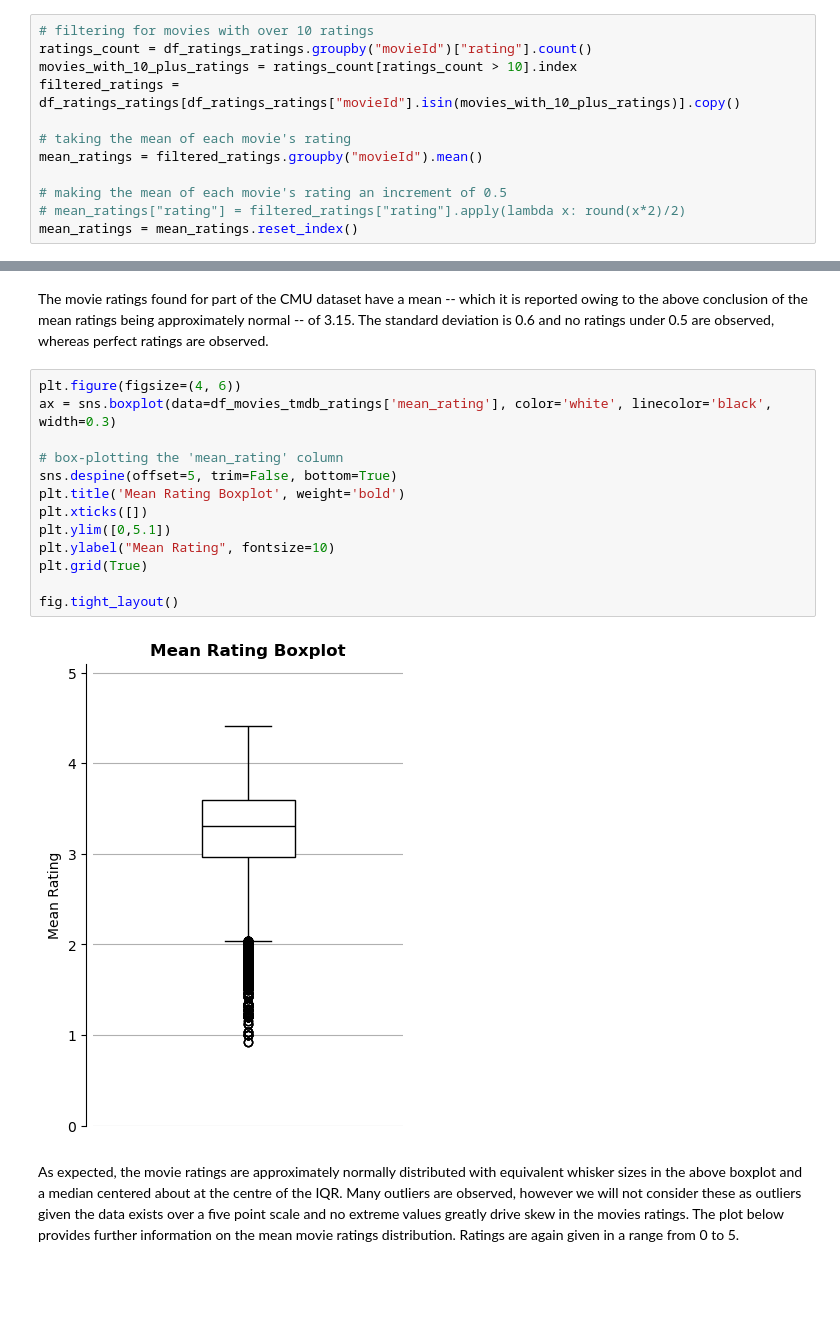
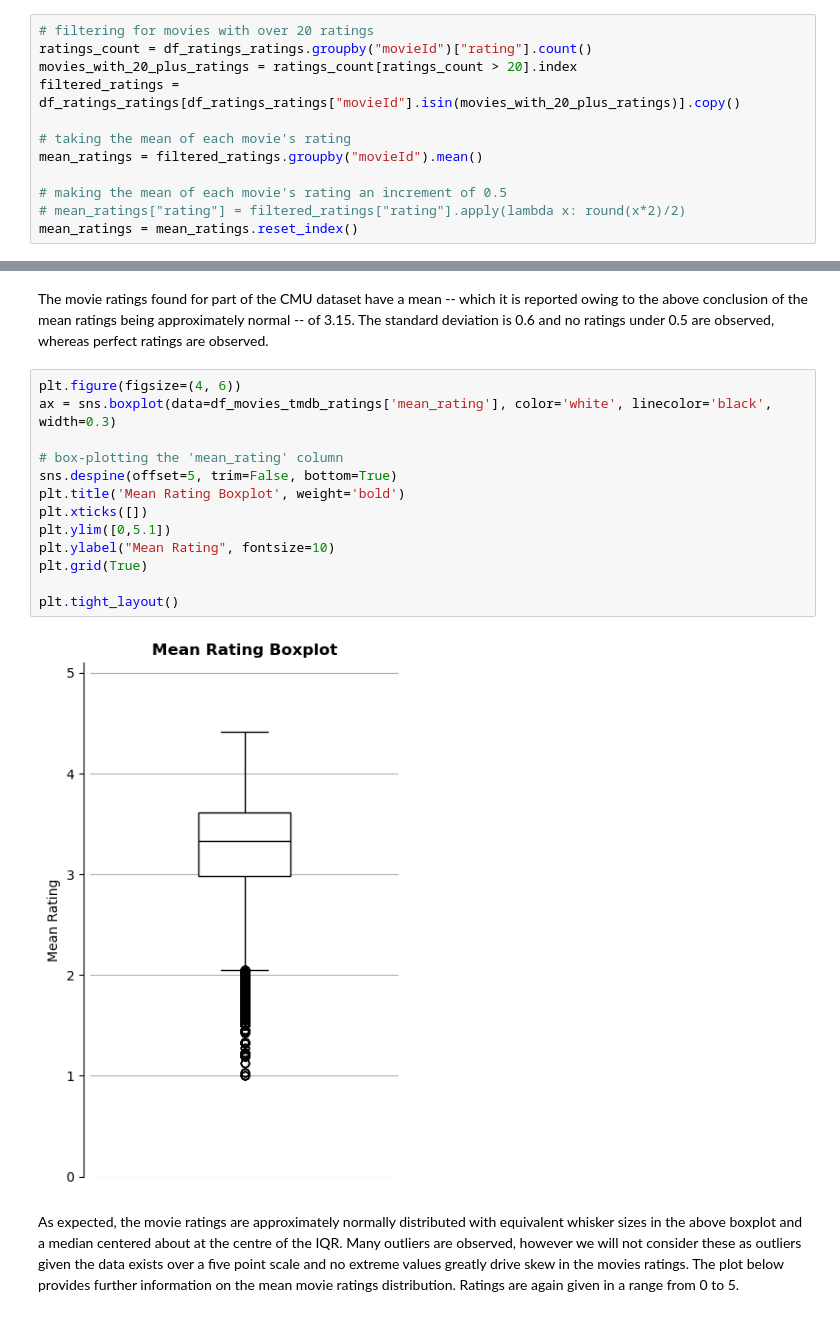
Before and after one commit to epfl-ada/ada-2024-project-majcj2024, a Jupyter notebook: results_P3_jake_V1.ipynb, the cells around one changed output, grey strips where cells are left out. Cells and saved outputs as stored; diff of their text form; blank space fills up the shorter version.

```diff
--- a/results_P3_jake_V1.ipynb
+++ b/results_P3_jake_V1.ipynb
@@ -145,10 +145,10 @@ Text(0, 0.5, 'Count of Ratings')
 # %% [markdown]
 Although each user rates at least 20 movies in the datatset, this doesn't guarantee each movie has the same number of ratings. Also, ratings are on 0.5 scale, yet won't consider as categorical as makes sense to have mean values of ratings that are not 0.5 increments.
 # %%
-# filtering for movies with over 10 ratings
+# filtering for movies with over 20 ratings
 ratings_count = df_ratings_ratings.groupby("movieId")["rating"].count()
-movies_with_10_plus_ratings = ratings_count[ratings_count > 10].index
-filtered_ratings = df_ratings_ratings[df_ratings_ratings["movieId"].isin(movies_with_10_plus_ratings)].copy()
+movies_with_20_plus_ratings = ratings_count[ratings_count > 20].index
+filtered_ratings = df_ratings_ratings[df_ratings_ratings["movieId"].isin(movies_with_20_plus_ratings)].copy()
 
 # taking the mean of each movie's rating
 mean_ratings = filtered_ratings.groupby("movieId").mean()
@@ -384,18 +384,18 @@ The movie ratings found for part of the CMU dataset have a mean -- which it is r
 # %%
 plt.figure(figsize=(4, 6))
 ax = sns.boxplot(data=df_movies_tmdb_ratings['mean_rating'], color='white', linecolor='black', width=0.3)
 
 # box-plotting the 'mean_rating' column
 sns.despine(offset=5, trim=False, bottom=True)
 plt.title('Mean Rating Boxplot', weight='bold')
 plt.xticks([])
 plt.ylim([0,5.1])
 plt.ylabel("Mean Rating", fontsize=10)
 plt.grid(True)
 
-fig.tight_layout()
+plt.tight_layout()
 # %% [output]
-[figure, old version]
+[figure, new version]
 # %% [markdown]
 As expected, the movie ratings are approximately normally distributed with equivalent whisker sizes in the above boxplot and a median centered about at the centre of the IQR. Many outliers are observed, however we will not consider these as outliers given the data exists over a five point scale and no extreme values greatly drive skew in the movies ratings. The plot below provides further information on the mean movie ratings distribution. Ratings are again given in a range from 0 to 5.
 # %%
```
Also changed, not shown: parts of 36 cells of this notebook.
